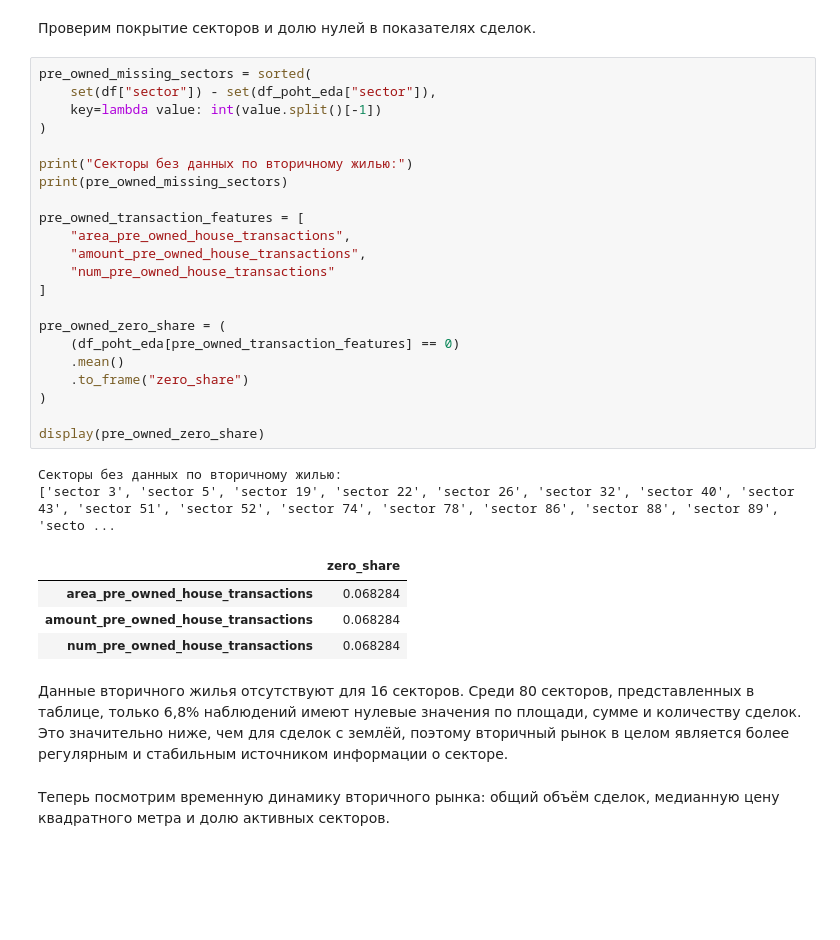
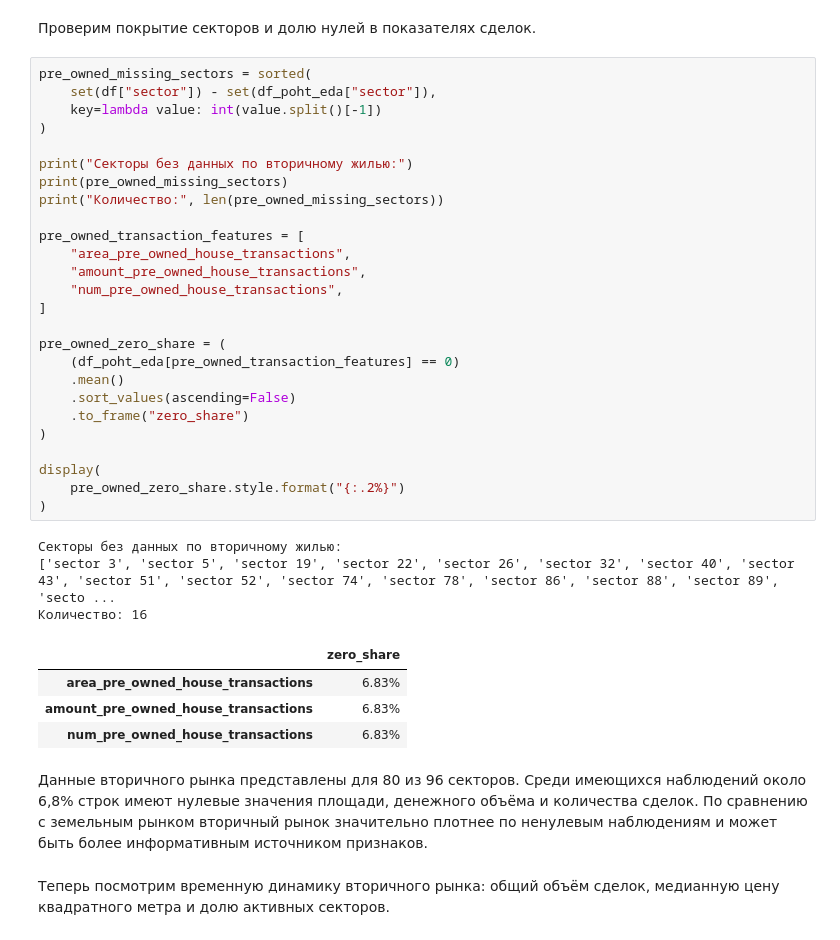
Before and after one commit to nikkyzp/ml-project, a Jupyter notebook: EDA.ipynb, the cells around one changed output. Saved outputs shown, nothing was run; the diff lists cells and outputs as text; blank space fills up the shorter version.

```diff
--- a/EDA.ipynb
+++ b/EDA.ipynb
@@ -1263,34 +1262,39 @@ display(
 # %%
 pre_owned_missing_sectors = sorted(
     set(df["sector"]) - set(df_poht_eda["sector"]),
     key=lambda value: int(value.split()[-1])
 )
 
 print("Секторы без данных по вторичному жилью:")
 print(pre_owned_missing_sectors)
+print("Количество:", len(pre_owned_missing_sectors))
 
 pre_owned_transaction_features = [
     "area_pre_owned_house_transactions",
     "amount_pre_owned_house_transactions",
-    "num_pre_owned_house_transactions"
+    "num_pre_owned_house_transactions",
 ]
 
 pre_owned_zero_share = (
     (df_poht_eda[pre_owned_transaction_features] == 0)
     .mean()
+    .sort_values(ascending=False)
     .to_frame("zero_share")
 )
 
-display(pre_owned_zero_share)
+display(
+    pre_owned_zero_share.style.format("{:.2%}")
+)
 # %% [output]
 Секторы без данных по вторичному жилью:
 ['sector 3', 'sector 5', 'sector 19', 'sector 22', 'sector 26', 'sector 32', 'sector 40', 'sector 43', 'sector 51', 'sector 52', 'sector 74', 'sector 78', 'sector 86', 'sector 88', 'sector 89', 'secto ...
+Количество: 16
 |  | zero_share |
-| area_pre_owned_house_transactions | 0.068284 |
-| amount_pre_owned_house_transactions | 0.068284 |
-| num_pre_owned_house_transactions | 0.068284 |
+| area_pre_owned_house_transactions | 6.83% |
+| amount_pre_owned_house_transactions | 6.83% |
+| num_pre_owned_house_transactions | 6.83% |
 # %% [markdown]
-Данные вторичного жилья отсутствуют для 16 секторов. Среди 80 секторов, представленных в таблице, только 6,8% наблюдений имеют нулевые значения по площади, сумме и количеству сделок. Это значительно ниже, чем для сделок с землёй, поэтому вторичный рынок в целом является более регулярным и стабильным источником информации о секторе.
+Данные вторичного рынка представлены для 80 из 96 секторов. Среди имеющихся наблюдений около 6,8% строк имеют нулевые значения площади, денежного объёма и количества сделок. По сравнению с земельным рынком вторичный рынок значительно плотнее по ненулевым наблюдениям и может быть более информативным источником признаков.
 # %% [markdown]
 Теперь посмотрим временную динамику вторичного рынка: общий объём сделок, медианную цену квадратного метра и долю активных секторов.
 # %%
```
Also changed, not shown: parts of 22 cells of this notebook.
